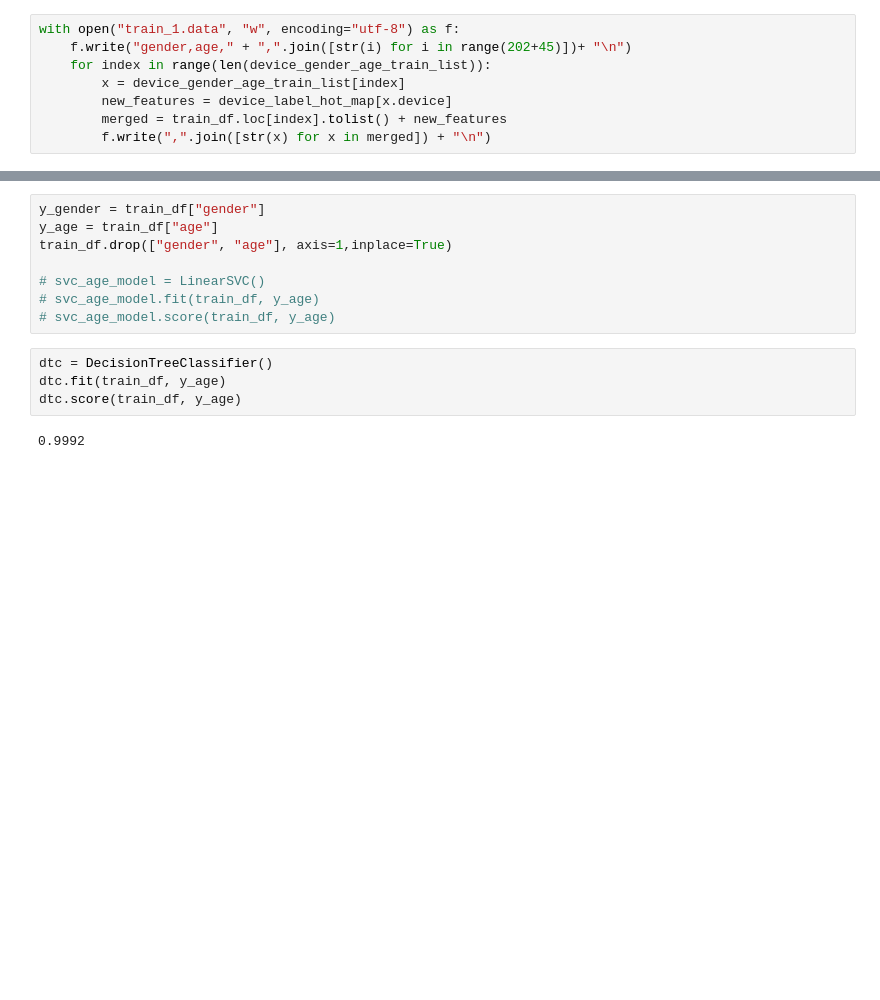
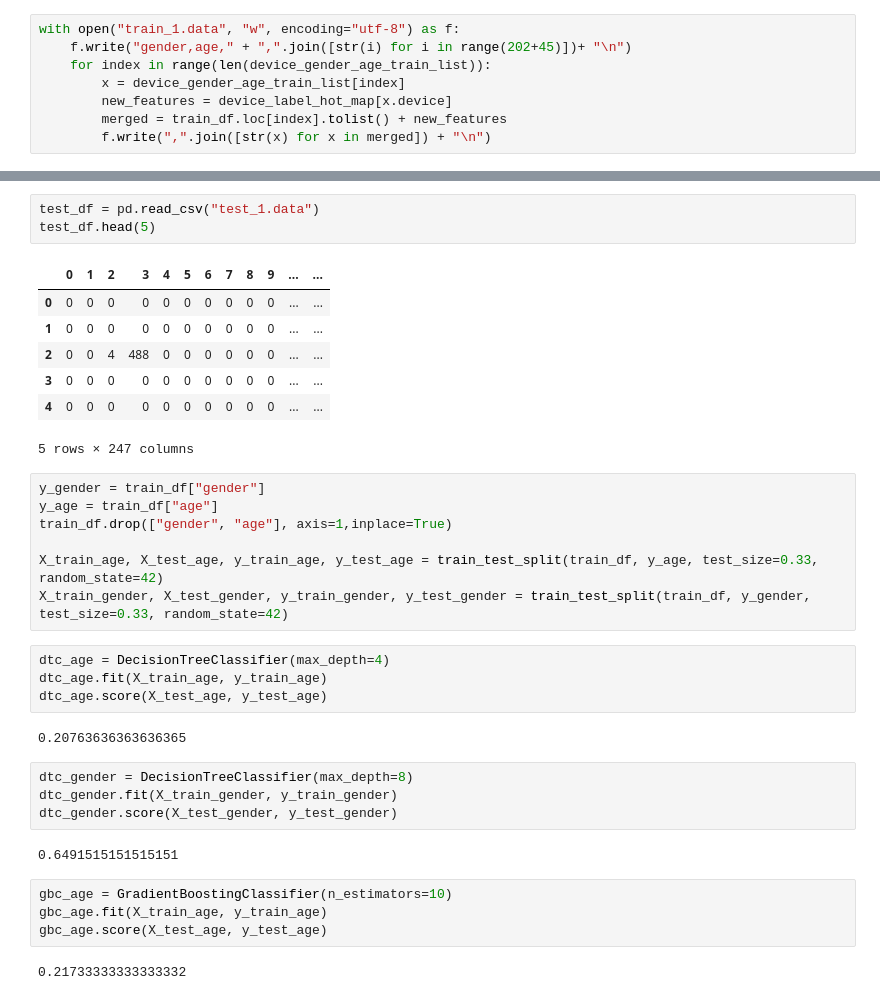
Before and after one commit to miangangzhen/YiGuanCompetition, a Jupyter notebook: Main.ipynb, the cells around one changed output, grey strips where cells are left out. Saved outputs shown, nothing was run; the diff lists cells and outputs as text; blank space fills up the shorter version.

```diff
--- a/Main.ipynb
+++ b/Main.ipynb
@@ -464,14 +484,36 @@ train_df.head(5)
+# %%
+test_df = pd.read_csv("test_1.data")
+test_df.head(5)
+# %% [output]
+|  | 0 | 1 | 2 | 3 | 4 | 5 | 6 | 7 | 8 | 9 | ... | ... |
+| 0 | 0 | 0 | 0 | 0 | 0 | 0 | 0 | 0 | 0 | 0 | ... | ... |
+| 1 | 0 | 0 | 0 | 0 | 0 | 0 | 0 | 0 | 0 | 0 | ... | ... |
+| 2 | 0 | 0 | 4 | 488 | 0 | 0 | 0 | 0 | 0 | 0 | ... | ... |
+| 3 | 0 | 0 | 0 | 0 | 0 | 0 | 0 | 0 | 0 | 0 | ... | ... |
+| 4 | 0 | 0 | 0 | 0 | 0 | 0 | 0 | 0 | 0 | 0 | ... | ... |
+5 rows × 247 columns
 # %%
 y_gender = train_df["gender"]
 y_age = train_df["age"]
 train_df.drop(["gender", "age"], axis=1,inplace=True)
 
-# svc_age_model = LinearSVC()
-# svc_age_model.fit(train_df, y_age)
-# svc_age_model.score(train_df, y_age)
+X_train_age, X_test_age, y_train_age, y_test_age = train_test_split(train_df, y_age, test_size=0.33, random_state=42)
+X_train_gender, X_test_gender, y_train_gender, y_test_gender = train_test_split(train_df, y_gender, test_size=0.33, random_state=42)
-# %%
-dtc = DecisionTreeClassifier()
-dtc.fit(train_df, y_age)
-dtc.score(train_df, y_age)
-# %% [output]
-0.9992
+# %%
+dtc_age = DecisionTreeClassifier(max_depth=4)
+dtc_age.fit(X_train_age, y_train_age)
+dtc_age.score(X_test_age, y_test_age)
+# %% [output]
+0.20763636363636365
+# %%
+dtc_gender = DecisionTreeClassifier(max_depth=8)
+dtc_gender.fit(X_train_gender, y_train_gender)
+dtc_gender.score(X_test_gender, y_test_gender)
+# %% [output]
+0.6491515151515151
+# %%
+gbc_age = GradientBoostingClassifier(n_estimators=10)
+gbc_age.fit(X_train_age, y_train_age)
+gbc_age.score(X_test_age, y_test_age)
+# %% [output]
+0.21733333333333332
```
Also changed, not shown: parts of 45 cells of this notebook.
